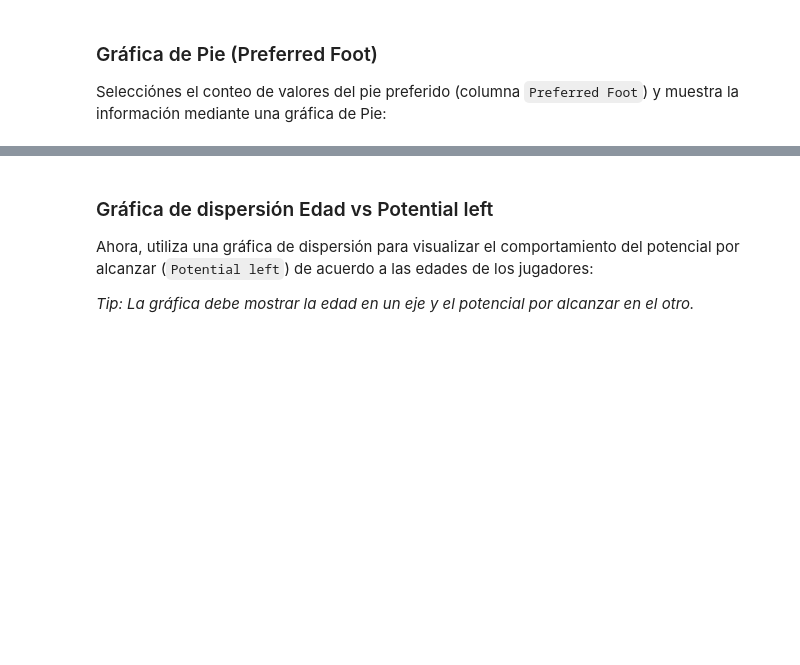
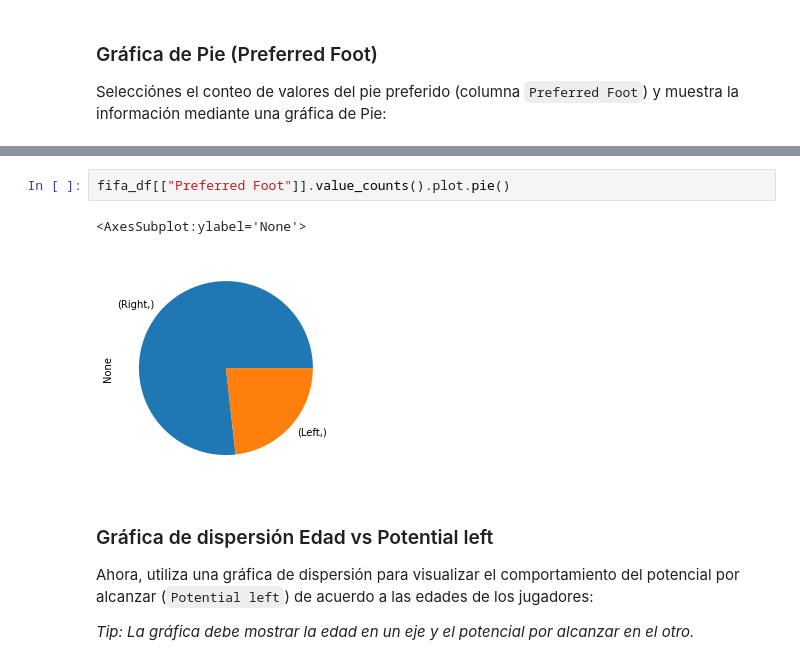
Before and after one commit to Raul5412/Machine_Learning, a Jupyter notebook: Tema_1_Introduccion/practices/Practica_Pandas.ipynb, the cells around one changed output, grey strips where cells are left out. Cells and saved outputs as stored; diff of their text form; blank space fills up the shorter version.

```diff
--- a/Tema_1_Introduccion/practices/Practica_Pandas.ipynb
+++ b/Tema_1_Introduccion/practices/Practica_Pandas.ipynb
@@ -466,3 +467,8 @@
+# %%
+fifa_df[["Preferred Foot"]].value_counts().plot.pie()
+# %% [output]
+<AxesSubplot:ylabel='None'>
+[figure, added]
 # %% [markdown]
 ### Gráfica de dispersión Edad vs Potential left
 
```
Also changed, not shown: parts of 5 cells of this notebook.
